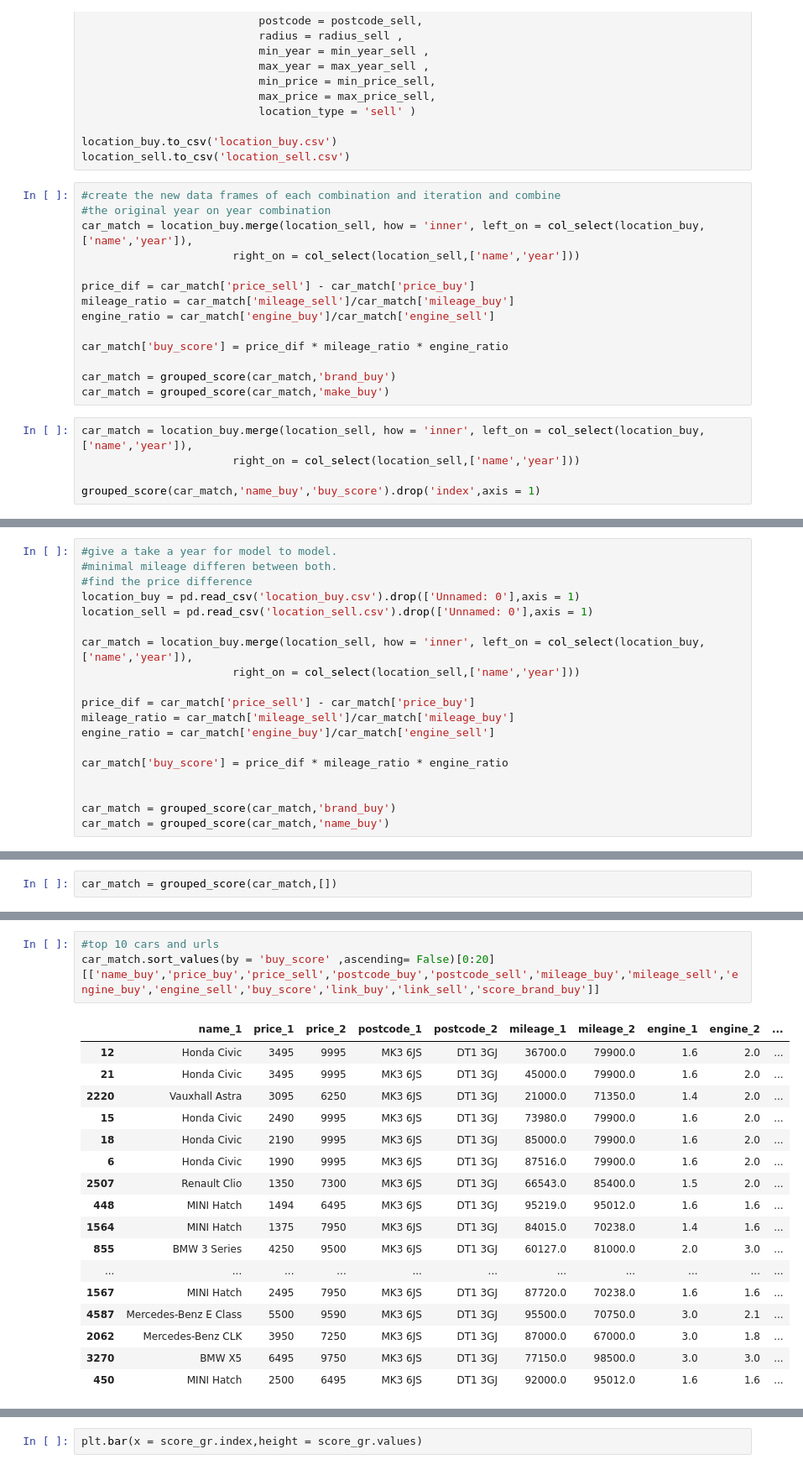
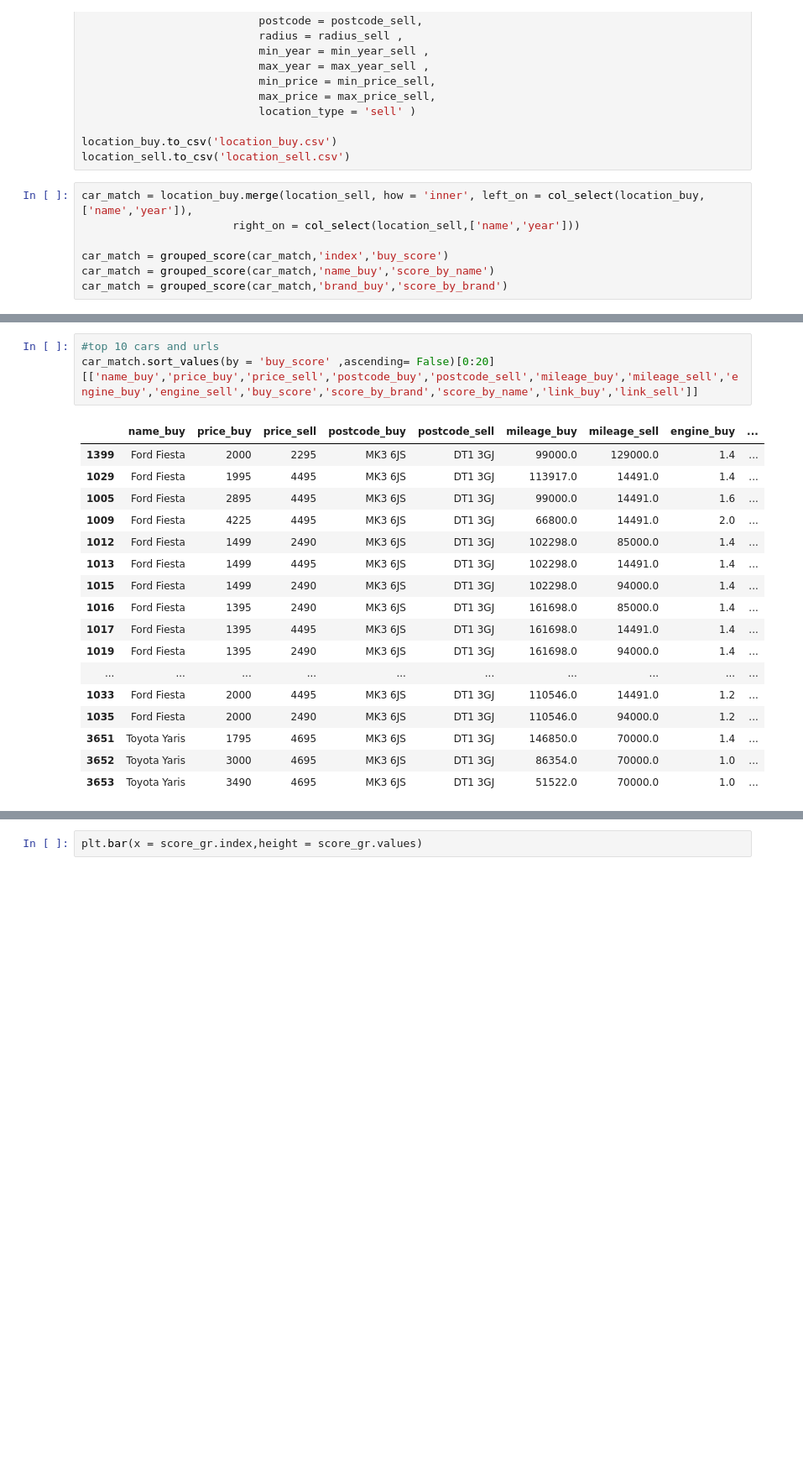
Before and after one commit to Benedictgr97/car-price-comapare, a Jupyter notebook: price test.ipynb, the cells around one changed output, grey strips where cells are left out. Shown: that part at 84% size. Saved outputs shown, nothing was run; the diff lists cells and outputs as text; blank space fills up the shorter version.

```diff
--- a/price test.ipynb
+++ b/price test.ipynb
@@ -304,21 +304,9 @@ location_sell = retrieve_cars(make = make_sell,
 location_buy.to_csv('location_buy.csv')
 location_sell.to_csv('location_sell.csv')
 # %%
-#create the new data frames of each combination and iteration and combine
-#the original year on year combination
 car_match = location_buy.merge(location_sell, how = 'inner', left_on = col_select(location_buy,['name','year']),
                        right_on = col_select(location_sell,['name','year']))
 
-price_dif = car_match['price_sell'] - car_match['price_buy']
-mileage_ratio = car_match['mileage_sell']/car_match['mileage_buy']
-engine_ratio = car_match['engine_buy']/car_match['engine_sell']
-
-car_match['buy_score'] = price_dif * mileage_ratio * engine_ratio
-
-car_match = grouped_score(car_match,'brand_buy')
-car_match = grouped_score(car_match,'make_buy')
+car_match = grouped_score(car_match,'index','buy_score')
+car_match = grouped_score(car_match,'name_buy','score_by_name')
+car_match = grouped_score(car_match,'brand_buy','score_by_brand')
-# %%
-car_match = location_buy.merge(location_sell, how = 'inner', left_on = col_select(location_buy,['name','year']),
-                       right_on = col_select(location_sell,['name','year']))
-
-grouped_score(car_match,'name_buy','buy_score').drop('index',axis = 1)
@@ -371,19 +312,0 @@ car_match
-# %%
-#give a take a year for model to model.
-#minimal mileage differen between both.
-#find the price difference
-location_buy = pd.read_csv('location_buy.csv').drop(['Unnamed: 0'],axis = 1)
-location_sell = pd.read_csv('location_sell.csv').drop(['Unnamed: 0'],axis = 1)
-
-car_match = location_buy.merge(location_sell, how = 'inner', left_on = col_select(location_buy,['name','year']),
-                       right_on = col_select(location_sell,['name','year']))
-
-price_dif = car_match['price_sell'] - car_match['price_buy']
-mileage_ratio = car_match['mileage_sell']/car_match['mileage_buy']
-engine_ratio = car_match['engine_buy']/car_match['engine_sell']
-
-car_match['buy_score'] = price_dif * mileage_ratio * engine_ratio
-
-
-car_match = grouped_score(car_match,'brand_buy')
-car_match = grouped_score(car_match,'name_buy')
@@ -412,2 +312,0 @@ car_match
-# %%
-car_match = grouped_score(car_match,[])
@@ -416,21 +313,21 @@ ValueError: No group keys passed!
 # %%
 #top 10 cars and urls
-car_match.sort_values(by = 'buy_score' ,ascending= False)[0:20][['name_buy','price_buy','price_sell','postcode_buy','postcode_sell','mileage_buy','mileage_sell','engine_buy','engine_sell','buy_score','link_buy','link_sell','score_brand_buy']]
+car_match.sort_values(by = 'buy_score' ,ascending= False)[0:20][['name_buy','price_buy','price_sell','postcode_buy','postcode_sell','mileage_buy','mileage_sell','engine_buy','engine_sell','buy_score','score_by_brand','score_by_name','link_buy','link_sell']]
 # %% [output]
-|  | name_1 | price_1 | price_2 | postcode_1 | postcode_2 | mileage_1 | mileage_2 | engine_1 | engine_2 | ... |
-| 12 | Honda Civic | 3495 | 9995 | MK3 6JS | DT1 3GJ | 36700.0 | 79900.0 | 1.6 | 2.0 | ... |
-| 21 | Honda Civic | 3495 | 9995 | MK3 6JS | DT1 3GJ | 45000.0 | 79900.0 | 1.6 | 2.0 | ... |
-| 2220 | Vauxhall Astra | 3095 | 6250 | MK3 6JS | DT1 3GJ | 21000.0 | 71350.0 | 1.4 | 2.0 | ... |
-| 15 | Honda Civic | 2490 | 9995 | MK3 6JS | DT1 3GJ | 73980.0 | 79900.0 | 1.6 | 2.0 | ... |
-| 18 | Honda Civic | 2190 | 9995 | MK3 6JS | DT1 3GJ | 85000.0 | 79900.0 | 1.6 | 2.0 | ... |
-| 6 | Honda Civic | 1990 | 9995 | MK3 6JS | DT1 3GJ | 87516.0 | 79900.0 | 1.6 | 2.0 | ... |
-| 2507 | Renault Clio | 1350 | 7300 | MK3 6JS | DT1 3GJ | 66543.0 | 85400.0 | 1.5 | 2.0 | ... |
-| 448 | MINI Hatch | 1494 | 6495 | MK3 6JS | DT1 3GJ | 95219.0 | 95012.0 | 1.6 | 1.6 | ... |
-| 1564 | MINI Hatch | 1375 | 7950 | MK3 6JS | DT1 3GJ | 84015.0 | 70238.0 | 1.4 | 1.6 | ... |
-| 855 | BMW 3 Series | 4250 | 9500 | MK3 6JS | DT1 3GJ | 60127.0 | 81000.0 | 2.0 | 3.0 | ... |
-| ... | ... | ... | ... | ... | ... | ... | ... | ... | ... | ... |
-| 1567 | MINI Hatch | 2495 | 7950 | MK3 6JS | DT1 3GJ | 87720.0 | 70238.0 | 1.6 | 1.6 | ... |
-| 4587 | Mercedes-Benz E Class | 5500 | 9590 | MK3 6JS | DT1 3GJ | 95500.0 | 70750.0 | 3.0 | 2.1 | ... |
-| 2062 | Mercedes-Benz CLK | 3950 | 7250 | MK3 6JS | DT1 3GJ | 87000.0 | 67000.0 | 3.0 | 1.8 | ... |
-| 3270 | BMW X5 | 6495 | 9750 | MK3 6JS | DT1 3GJ | 77150.0 | 98500.0 | 3.0 | 3.0 | ... |
-| 450 | MINI Hatch | 2500 | 6495 | MK3 6JS | DT1 3GJ | 92000.0 | 95012.0 | 1.6 | 1.6 | ... |
+|  | name_buy | price_buy | price_sell | postcode_buy | postcode_sell | mileage_buy | mileage_sell | engine_buy | ... |
+| 1399 | Ford Fiesta | 2000 | 2295 | MK3 6JS | DT1 3GJ | 99000.0 | 129000.0 | 1.4 | ... |
+| 1029 | Ford Fiesta | 1995 | 4495 | MK3 6JS | DT1 3GJ | 113917.0 | 14491.0 | 1.4 | ... |
+| 1005 | Ford Fiesta | 2895 | 4495 | MK3 6JS | DT1 3GJ | 99000.0 | 14491.0 | 1.6 | ... |
+| 1009 | Ford Fiesta | 4225 | 4495 | MK3 6JS | DT1 3GJ | 66800.0 | 14491.0 | 2.0 | ... |
+| 1012 | Ford Fiesta | 1499 | 2490 | MK3 6JS | DT1 3GJ | 102298.0 | 85000.0 | 1.4 | ... |
+| 1013 | Ford Fiesta | 1499 | 4495 | MK3 6JS | DT1 3GJ | 102298.0 | 14491.0 | 1.4 | ... |
+| 1015 | Ford Fiesta | 1499 | 2490 | MK3 6JS | DT1 3GJ | 102298.0 | 94000.0 | 1.4 | ... |
+| 1016 | Ford Fiesta | 1395 | 2490 | MK3 6JS | DT1 3GJ | 161698.0 | 85000.0 | 1.4 | ... |
+| 1017 | Ford Fiesta | 1395 | 4495 | MK3 6JS | DT1 3GJ | 161698.0 | 14491.0 | 1.4 | ... |
+| 1019 | Ford Fiesta | 1395 | 2490 | MK3 6JS | DT1 3GJ | 161698.0 | 94000.0 | 1.4 | ... |
+| ... | ... | ... | ... | ... | ... | ... | ... | ... | ... |
+| 1033 | Ford Fiesta | 2000 | 4495 | MK3 6JS | DT1 3GJ | 110546.0 | 14491.0 | 1.2 | ... |
+| 1035 | Ford Fiesta | 2000 | 2490 | MK3 6JS | DT1 3GJ | 110546.0 | 94000.0 | 1.2 | ... |
+| 3651 | Toyota Yaris | 1795 | 4695 | MK3 6JS | DT1 3GJ | 146850.0 | 70000.0 | 1.4 | ... |
+| 3652 | Toyota Yaris | 3000 | 4695 | MK3 6JS | DT1 3GJ | 86354.0 | 70000.0 | 1.0 | ... |
+| 3653 | Toyota Yaris | 3490 | 4695 | MK3 6JS | DT1 3GJ | 51522.0 | 70000.0 | 1.0 | ... |
```
Also changed, not shown: parts of 8 cells of this notebook.
